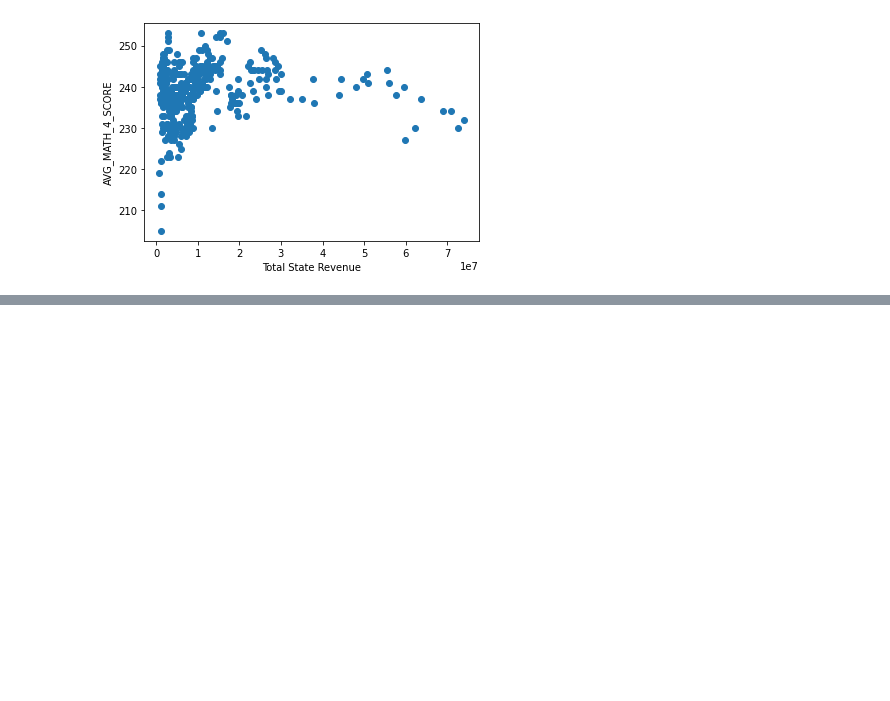
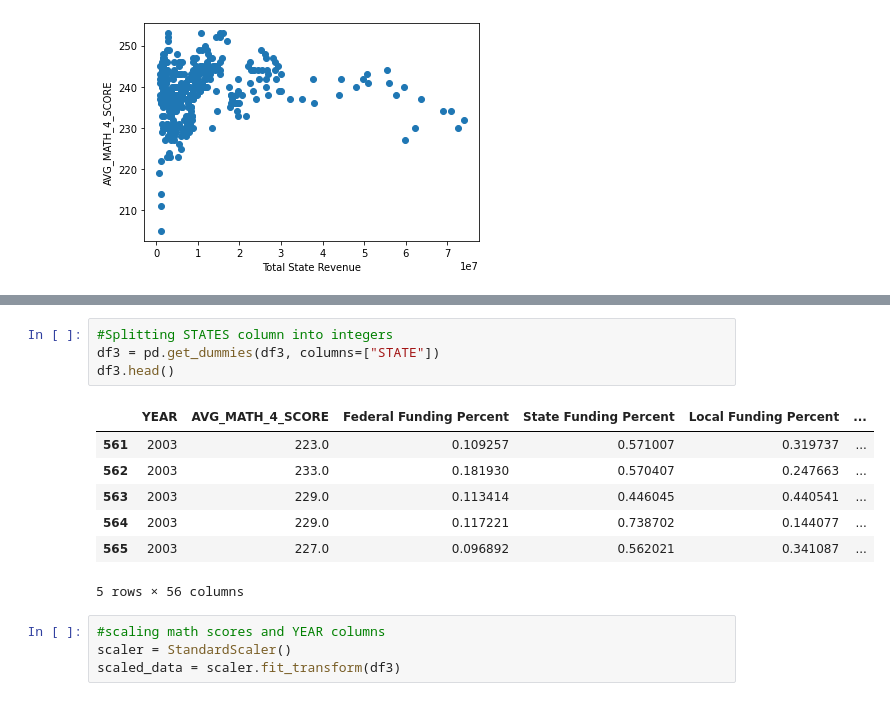
Before and after one commit to alecabrera27/US_Educational_Funding, a Jupyter notebook: Exploratory_analysis.ipynb, the cells around one changed output, grey strips where cells are left out. Cells and saved outputs as stored; diff of their text form; blank space fills up the shorter version.

```diff
--- a/Exploratory_analysis.ipynb
+++ b/Exploratory_analysis.ipynb
@@ -161,0 +184,16 @@ plt.show()
+# %%
+#Splitting STATES column into integers
+df3 = pd.get_dummies(df3, columns=["STATE"])
+df3.head()
+# %% [output]
+|  | YEAR | AVG_MATH_4_SCORE | Federal Funding Percent | State Funding Percent | Local Funding Percent | ... |
+| 561 | 2003 | 223.0 | 0.109257 | 0.571007 | 0.319737 | ... |
+| 562 | 2003 | 233.0 | 0.181930 | 0.570407 | 0.247663 | ... |
+| 563 | 2003 | 229.0 | 0.113414 | 0.446045 | 0.440541 | ... |
+| 564 | 2003 | 229.0 | 0.117221 | 0.738702 | 0.144077 | ... |
+| 565 | 2003 | 227.0 | 0.096892 | 0.562021 | 0.341087 | ... |
+5 rows × 56 columns
+# %%
+#scaling math scores and YEAR columns
+scaler = StandardScaler()
+scaled_data = scaler.fit_transform(df3)
```
Also changed, not shown: parts of 23 cells of this notebook, 1 other file.
